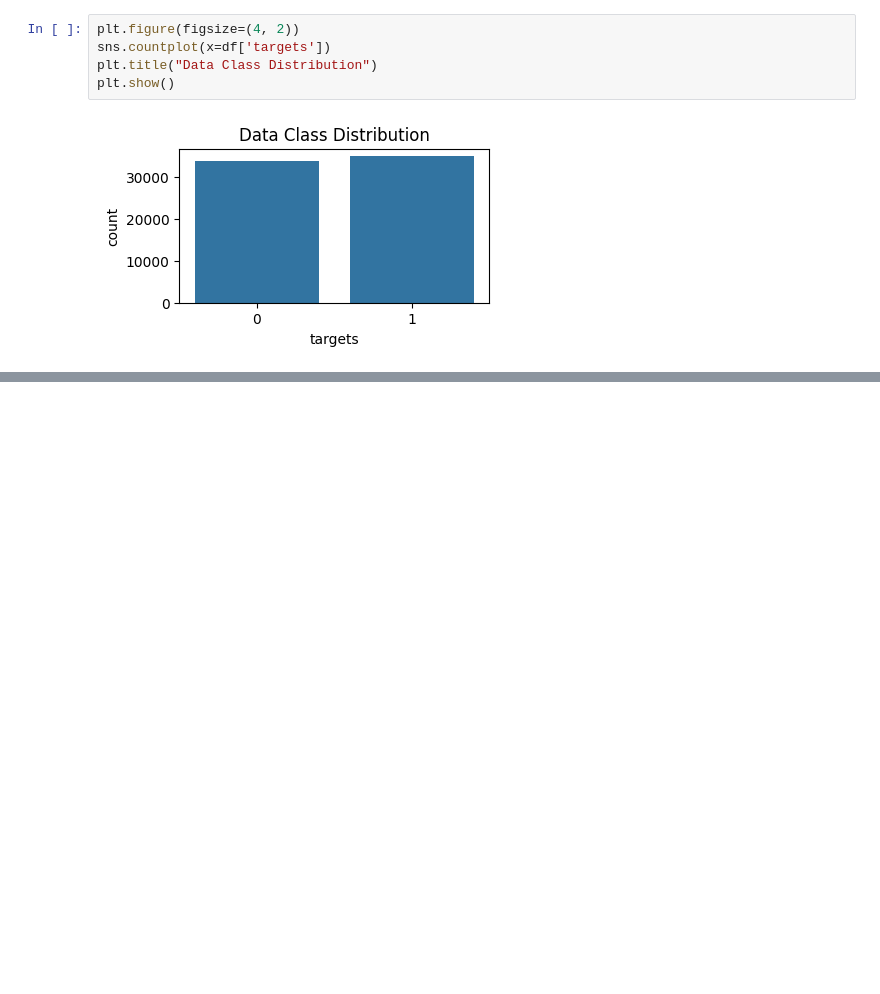
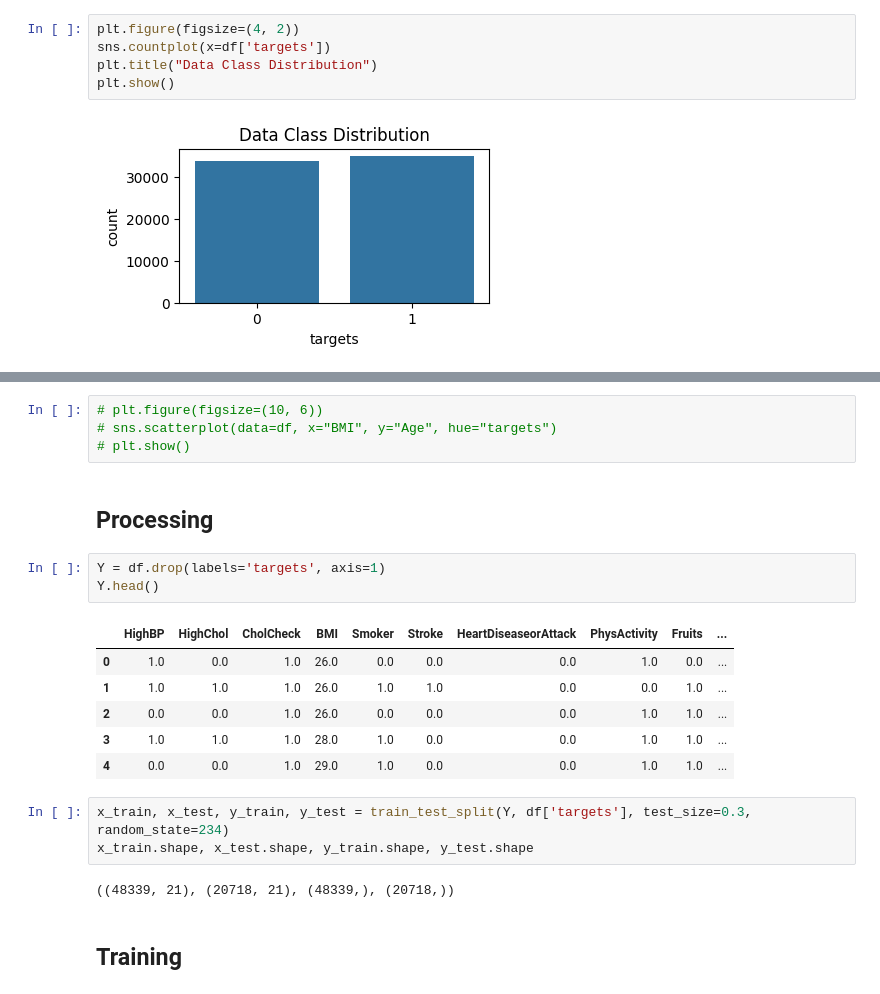
Before and after one commit to kibambe-0167/diabetes-classification, a Jupyter notebook: app.ipynb, the cells around one changed output, grey strips where cells are left out. Saved outputs shown, nothing was run; the diff lists cells and outputs as text; blank space fills up the shorter version.

```diff
--- a/app.ipynb
+++ b/app.ipynb
@@ -195,0 +199,23 @@ plt.show()
+# %%
+# plt.figure(figsize=(10, 6))
+# sns.scatterplot(data=df, x="BMI", y="Age", hue="targets")
+# plt.show()
+# %% [markdown]
+## Processing
+# %%
+Y = df.drop(labels='targets', axis=1)
+Y.head()
+# %% [output]
+|  | HighBP | HighChol | CholCheck | BMI | Smoker | Stroke | HeartDiseaseorAttack | PhysActivity | Fruits | ... |
+| 0 | 1.0 | 0.0 | 1.0 | 26.0 | 0.0 | 0.0 | 0.0 | 1.0 | 0.0 | ... |
+| 1 | 1.0 | 1.0 | 1.0 | 26.0 | 1.0 | 1.0 | 0.0 | 0.0 | 1.0 | ... |
+| 2 | 0.0 | 0.0 | 1.0 | 26.0 | 0.0 | 0.0 | 0.0 | 1.0 | 1.0 | ... |
+| 3 | 1.0 | 1.0 | 1.0 | 28.0 | 1.0 | 0.0 | 0.0 | 1.0 | 1.0 | ... |
+| 4 | 0.0 | 0.0 | 1.0 | 29.0 | 1.0 | 0.0 | 0.0 | 1.0 | 1.0 | ... |
+# %%
+x_train, x_test, y_train, y_test = train_test_split(Y, df['targets'], test_size=0.3, random_state=234)
+x_train.shape, x_test.shape, y_train.shape, y_test.shape
+# %% [output]
+((48339, 21), (20718, 21), (48339,), (20718,))
+# %% [markdown]
+## Training
```
Also changed, not shown: parts of 12 cells of this notebook, 1 other file.
